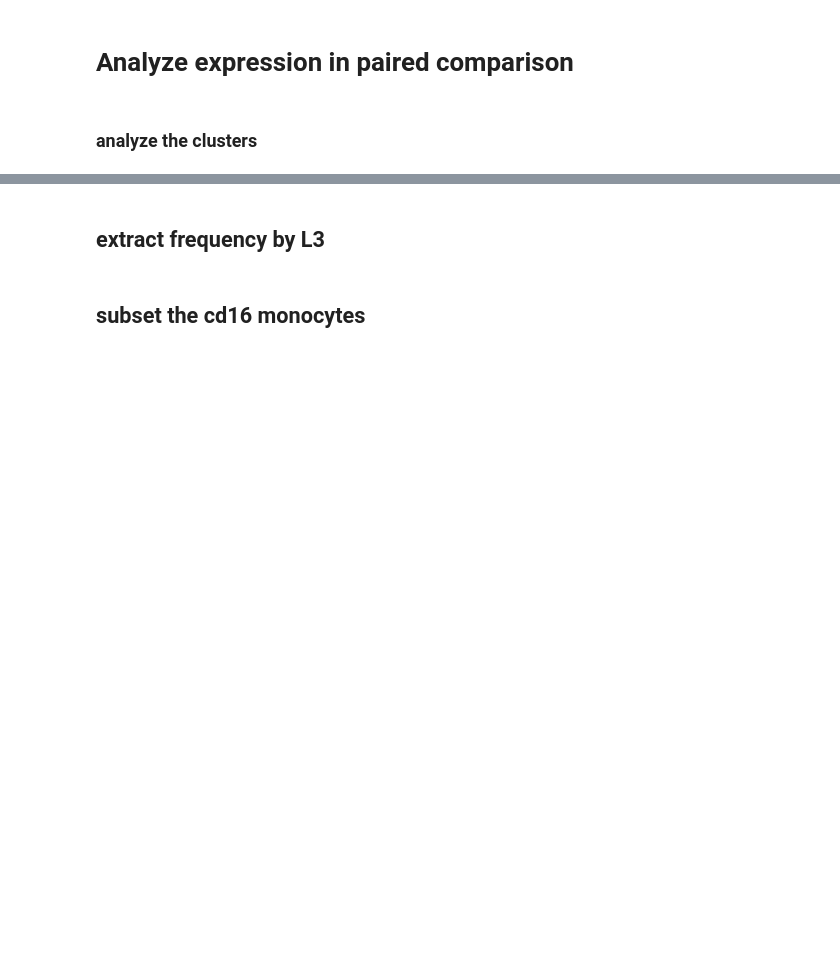
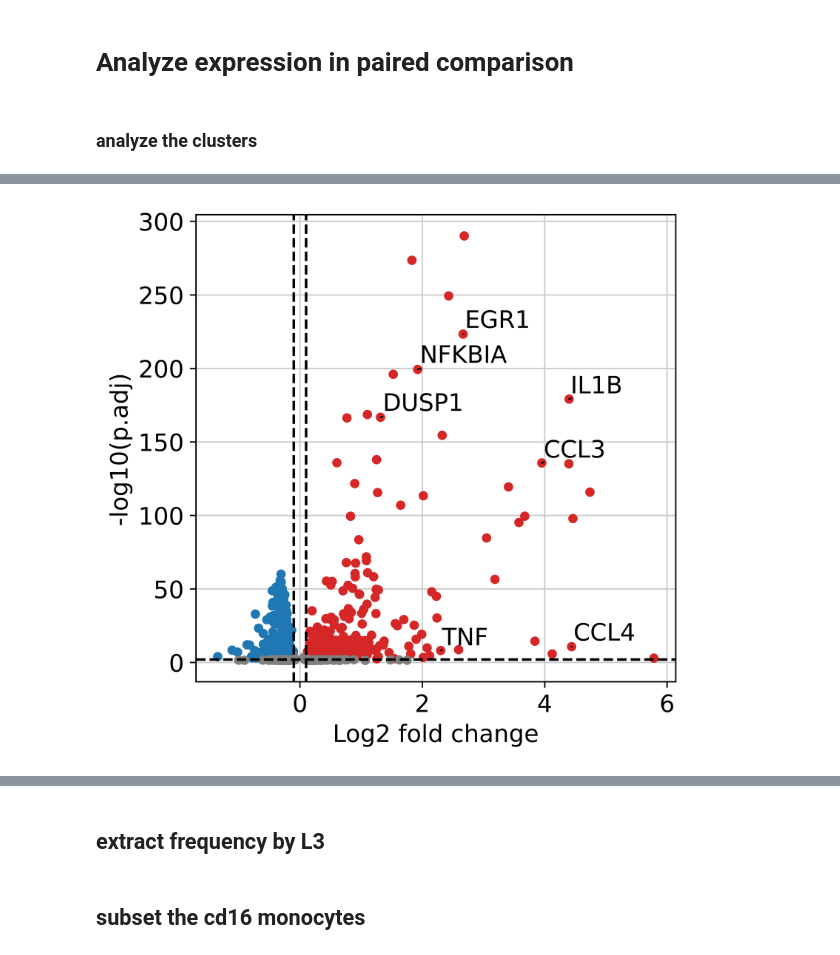
Before and after one commit to aifimmunology/ALTRA-manuscript, a Jupyter notebook: Analysis/scRNA/Longitudinal_analysis/03_Python_scRNA_monocytes_analysis.ipynb, the cells around one changed output, grey strips where cells are left out. Cells and saved outputs as stored; diff of their text form; code cells hidden in the pictures; blank space fills up the shorter version.

```diff
--- a/Analysis/scRNA/Longitudinal_analysis/03_Python_scRNA_monocytes_analysis.ipynb
+++ b/Analysis/scRNA/Longitudinal_analysis/03_Python_scRNA_monocytes_analysis.ipynb
@@ -24,14 +41,14 @@ jama_color = ["#374E55FF", "#DF8F44FF", "#00A1D5FF", "#B24745FF", "#79AF97FF", "
 # %%
 # define working path
-data_path = '/home/jupyter/data/ra_longitudinal/scrna/certPro/'
-fig_path = '/home/jupyter/data/ra_longitudinal/figures/mono/'
-meta_path = '/home/jupyter/github/ra-longitudinal/metadata/'
-output_path = '/home/jupyter/data/ra_longitudinal/output_results/cd16mono/'
+data_path = "/home/workspace/data/ra_longitudinal/scrna/certPro/"
+fig_path = "/home/workspace/data/ALTRA_manusript/figures/"
+meta_path = "/home/workspace/github/ra-longitudinal/metadata/"
+output_path = "/home/workspace/data/ra_longitudinal/output_results/cd16mono/"
 # define a project name
-proj_name = 'RA_lg_converters_scRNA_mono_'
+proj_name = "RA_lg_converters_scRNA_mono_"
 # sc.set_figure_params(fig_path)
 sc.settings.figdir = fig_path
-sc.settings.autosave=False
+sc.settings.autosave = False
 sc.set_figure_params(vector_friendly=True, dpi_save=300)
 # %%
 # set fig size
@@ -544,0 +833,5 @@ pair_mono_sub
+# %%
+cluster_name = "AIFI_L3"
+il1bvscore_cd14_degs = pd.read_csv(
+    output_path + proj_name + cluster_name + "_il1bvscore_cd14_wilcoxon_sig_degs.csv"
+)
@@ -544,0 +856,14 @@ pair_mono_sub
+# %%
+plot_volcano_df(
+    il1bvscore_cd14_degs,
+    x="logfoldchanges",
+    y="pvals_adj",
+    genes=['IL1B', 'CCL3', 'CCL4', 'NFKBIA', 'DUSP1', 'EGR1', 'NFKB1A', 'TNF'],
+    lFCs_thr=0.1,
+    sign_thr=0.01,
+    figsize=(5, 5),
+    dpi=500,
+    save=fig_path + proj_name + cluster_name + "_il1bvscore_cd14_degs_valcano.pdf",
+)
+# %% [output]
+[figure, added]
```
Also changed, not shown: parts of 119 cells of this notebook.
